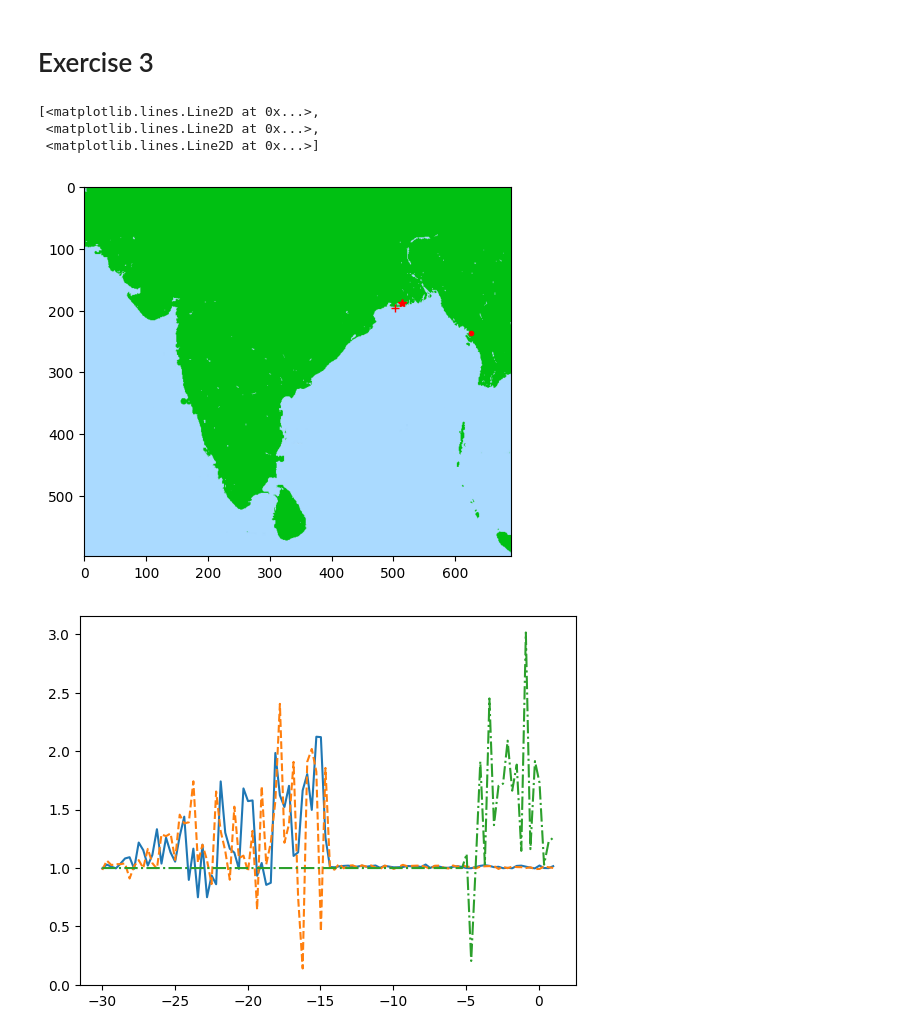
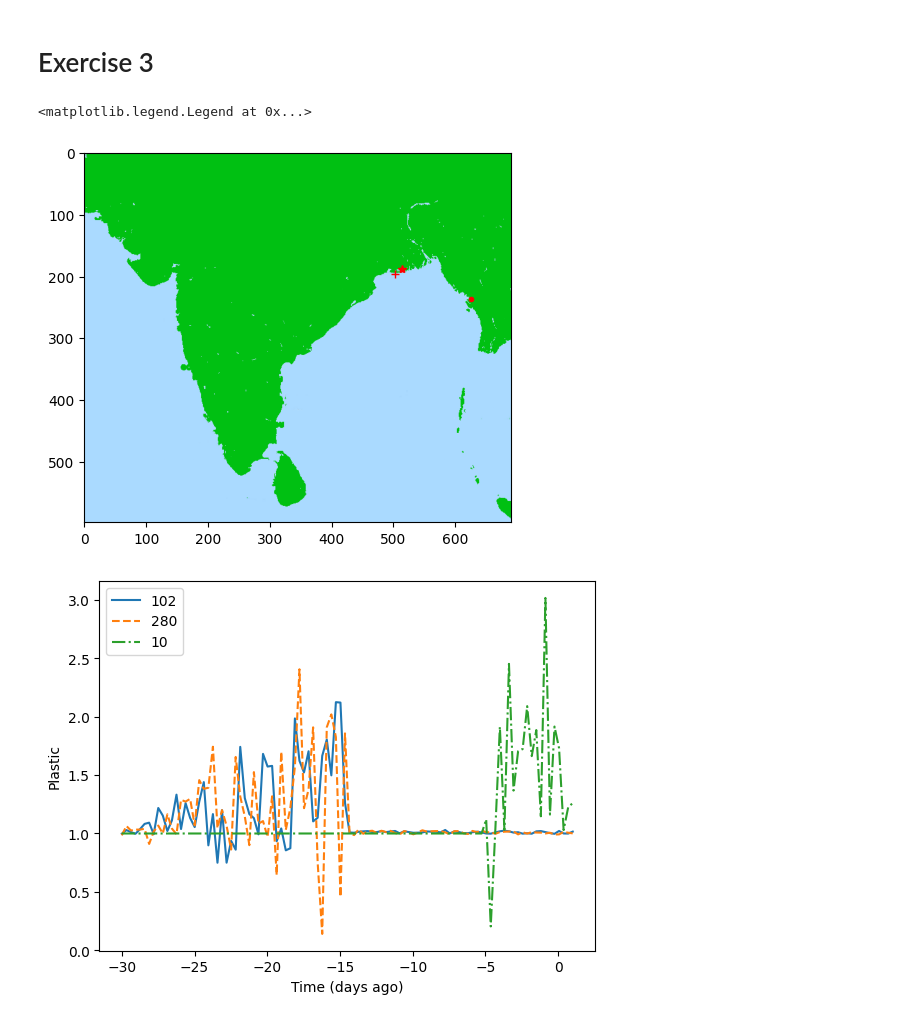
Before and after one commit to dahnlund/SF2526-Lab2, a Jupyter notebook: ex3.ipynb, the cells around one changed output. Cells and saved outputs as stored; diff of their text form; code cells hidden in the pictures.

```diff
--- a/ex3.ipynb
+++ b/ex3.ipynb
@@ -8,21 +8,24 @@ from matplotlib.image import imread
 # %%
 mat = scipy.io.loadmat('bengali_cleanup.mat')
 A = plt.imread('bengali_map.png')
 
 timeseries = mat['timeseries']
 tv = mat['tv'][0]
 x_coords = mat['x_coords']
 y_coords = mat['y_coords']
 jv = [101, 279, 9]  # Since Python index from 0 we subtract 1 on every element
 
 plt.plot(y_coords[jv[0]],x_coords[jv[0]], 'r*', y_coords[jv[1]],x_coords[jv[1]], 'r+', y_coords[jv[2]],x_coords[jv[2]], 'r.')
 plt.imshow(A)
 plt.figure()
 plt.plot()
-plt.plot(tv, timeseries[jv[0],:], '-', tv,timeseries[jv[1],:], '--',tv,timeseries[jv[2],:], '-.')
+plt.plot(tv, timeseries[jv[0],:], '-', label = str(jv[0] + 1))
+plt.plot(tv,timeseries[jv[1],:], '--', label = str(jv[1] + 1))
+plt.plot(tv,timeseries[jv[2],:], '-.', label = str(jv[2] + 1))
+plt.ylabel("Plastic")
+plt.xlabel("Time (days ago)")
+plt.legend()
 # %% [output]
-[<matplotlib.lines.Line2D at 0x...>,
- <matplotlib.lines.Line2D at 0x...>,
- <matplotlib.lines.Line2D at 0x...>]
+<matplotlib.legend.Legend at 0x...>
 [figure]
-[figure, old version]
+[figure, new version]
```
Also changed, not shown: parts of 4 cells of this notebook.
